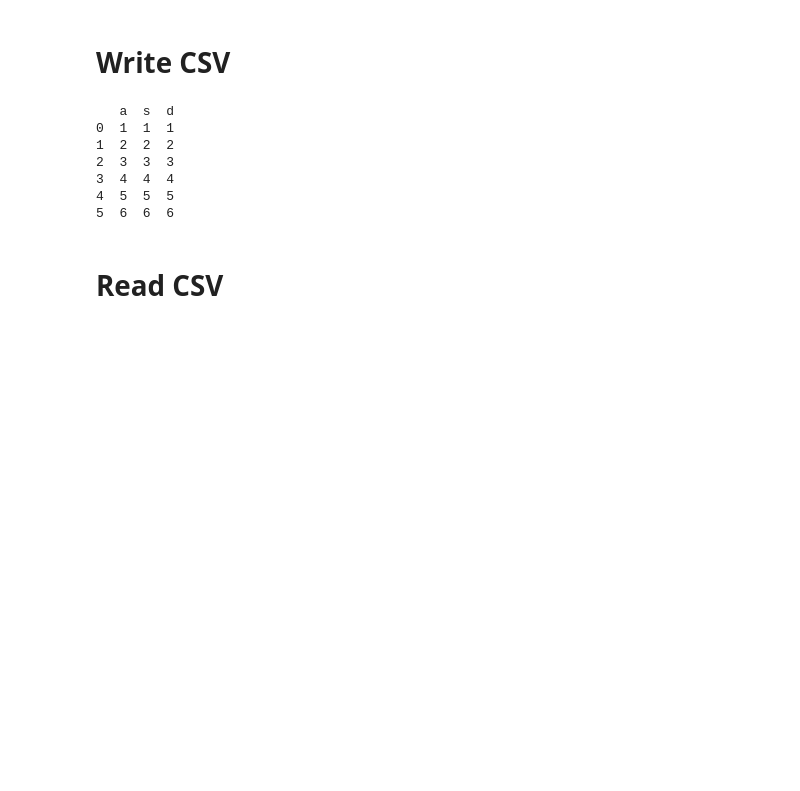
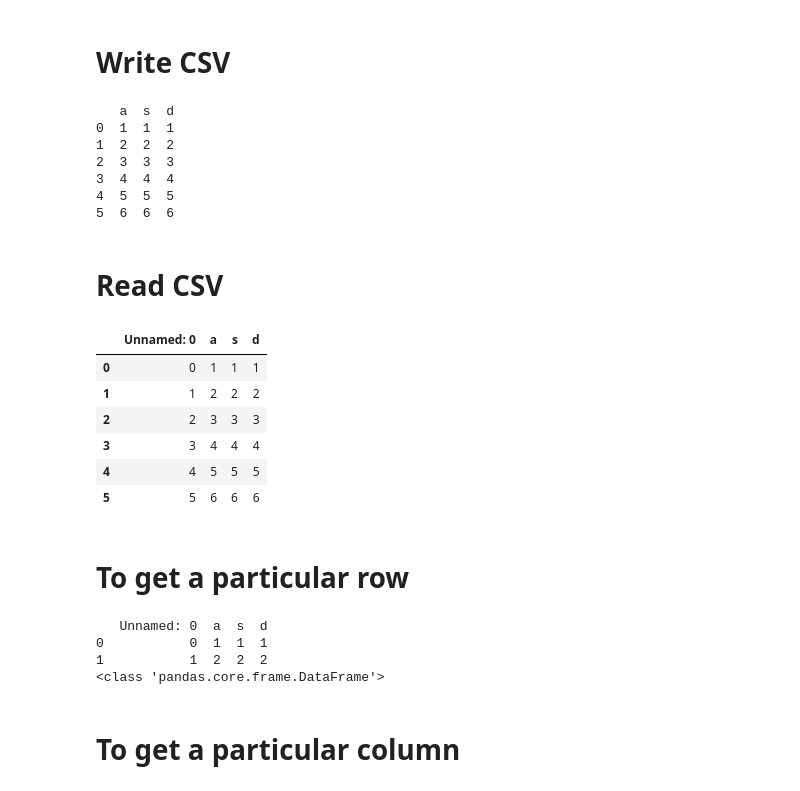
Before and after one commit to Ahiraf/PythonExploration, a Jupyter notebook: Pandas.ipynb, the cells around one changed output. Cells and saved outputs as stored; diff of their text form; code cells hidden in the pictures; blank space fills up the shorter version.

```diff
--- a/Pandas.ipynb
+++ b/Pandas.ipynb
@@ -395,3 +395,27 @@ d.to_csv("Test_new1.csv",index = False) # the indices or the row number will not
 d.to_csv("Test_new2.csv", index = False, header = [1, 2, 3]) # instead of 'a', 's', 'd' column names '1', '2', '3' will appear
 # %% [markdown]
 # Read CSV
+# %%
+csv_1 = pd.read_csv('/content/Test_new.csv')
+csv_1 #csv_1 has an 'Unnamed: 0' column, even though I only created 'a', 's', and 'd'. This happens because when I save a DataFrame to a CSV using d.to_csv("Test_new.csv"), pandas, by default, writes the DataFrame's index as the first column in the CSV file. Since this index column doesn't have a specific name assigned in the CSV header, pd.read_csv() then names it 'Unnamed: 0' when it reads the file back.
+# %% [output]
+|  | Unnamed: 0 | a | s | d |
+| 0 | 0 | 1 | 1 | 1 |
+| 1 | 1 | 2 | 2 | 2 |
+| 2 | 2 | 3 | 3 | 3 |
+| 3 | 3 | 4 | 4 | 4 |
+| 4 | 4 | 5 | 5 | 5 |
+| 5 | 5 | 6 | 6 | 6 |
+# %% [markdown]
+# To get a particular row
+# %%
+csv_2 = pd.read_csv('/content/Test_new.csv', nrows = 2)
+print(csv_2)
+print(type(csv_2))
+# %% [output]
+   Unnamed: 0  a  s  d
+0           0  1  1  1
+1           1  2  2  2
+<class 'pandas.core.frame.DataFrame'>
+# %% [markdown]
+# To get a particular column
```
Also changed, not shown: parts of 19 cells of this notebook.
